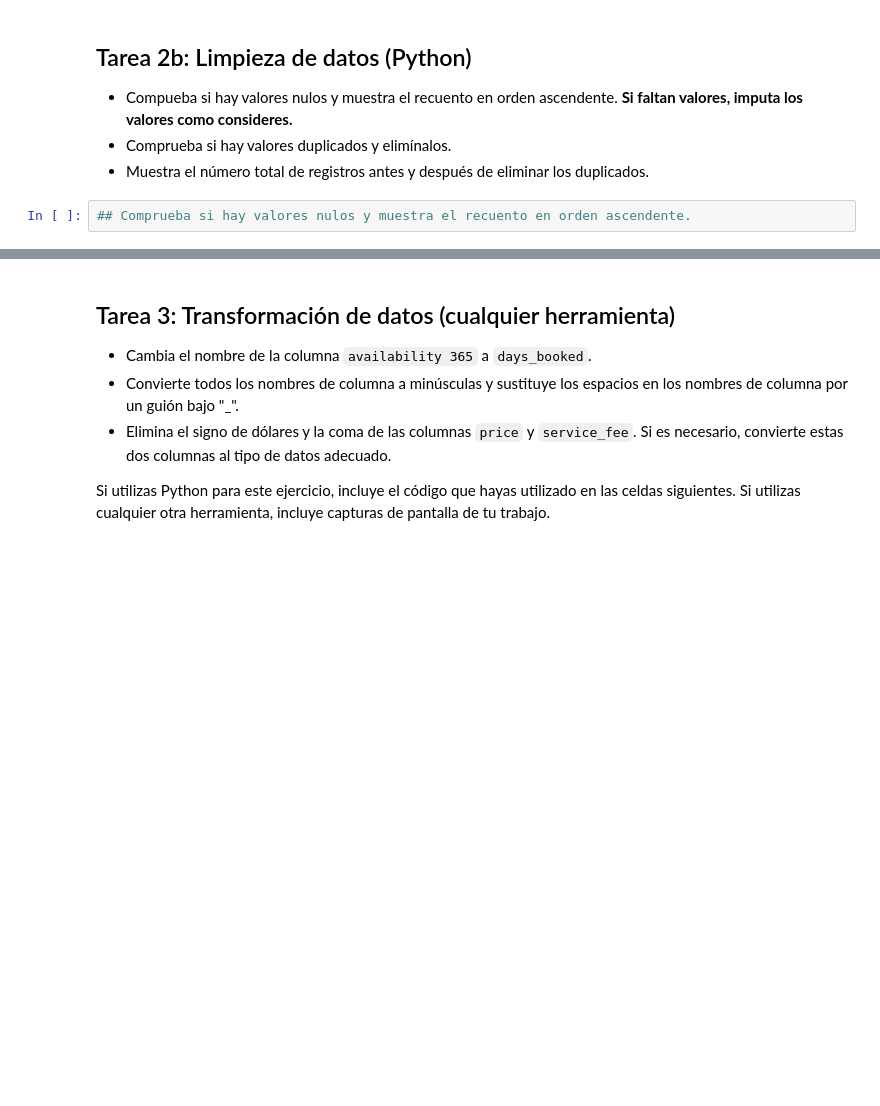
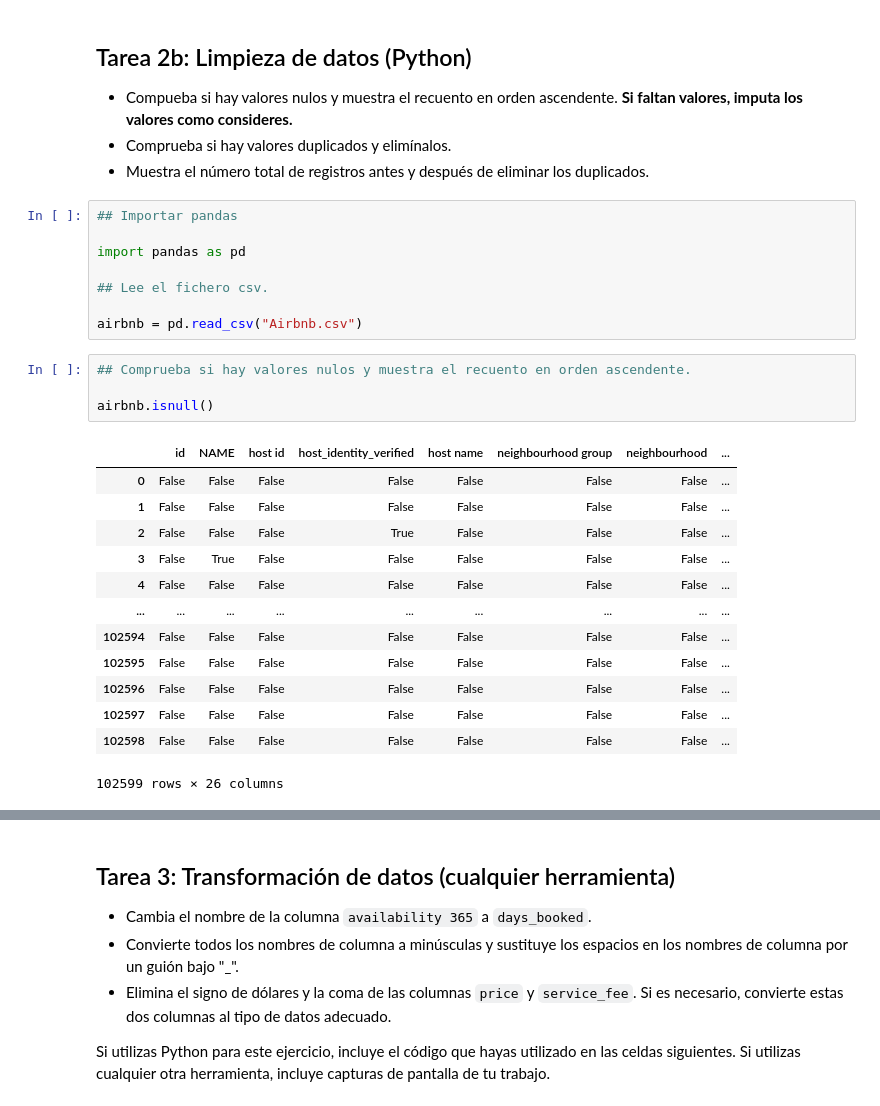
Before and after one commit to MrClodd/IBM_CAPSTONE_ByClod, a Jupyter notebook: Capstone_Project_Spanish.ipynb, the cells around one changed output, grey strips where cells are left out. Saved outputs shown, nothing was run; the diff lists cells and outputs as text; blank space fills up the shorter version.

```diff
--- a/Capstone_Project_Spanish.ipynb
+++ b/Capstone_Project_Spanish.ipynb
@@ -143,5 +163,29 @@ Si utilizas Python para este ejercicio, incluye el código que hayas utilizado e
 - Compueba si hay valores nulos y muestra el recuento en orden ascendente. **Si faltan valores, imputa los valores como consideres.**
 - Comprueba si hay valores duplicados y elimínalos.
 - Muestra el número total de registros antes y después de eliminar los duplicados.
+# %%
+## Importar pandas
+
+import pandas as pd
+
+## Lee el fichero csv.
+
+airbnb = pd.read_csv("Airbnb.csv")
 # %%
 ## Comprueba si hay valores nulos y muestra el recuento en orden ascendente.
+
+airbnb.isnull()
+# %% [output]
+|  | id | NAME | host id | host_identity_verified | host name | neighbourhood group | neighbourhood | ... |
+| 0 | False | False | False | False | False | False | False | ... |
+| 1 | False | False | False | False | False | False | False | ... |
+| 2 | False | False | False | True | False | False | False | ... |
+| 3 | False | True | False | False | False | False | False | ... |
+| 4 | False | False | False | False | False | False | False | ... |
+| ... | ... | ... | ... | ... | ... | ... | ... | ... |
+| 102594 | False | False | False | False | False | False | False | ... |
+| 102595 | False | False | False | False | False | False | False | ... |
+| 102596 | False | False | False | False | False | False | False | ... |
+| 102597 | False | False | False | False | False | False | False | ... |
+| 102598 | False | False | False | False | False | False | False | ... |
+102599 rows × 26 columns
```
Also changed, not shown: parts of 15 cells of this notebook, 5 other files.
